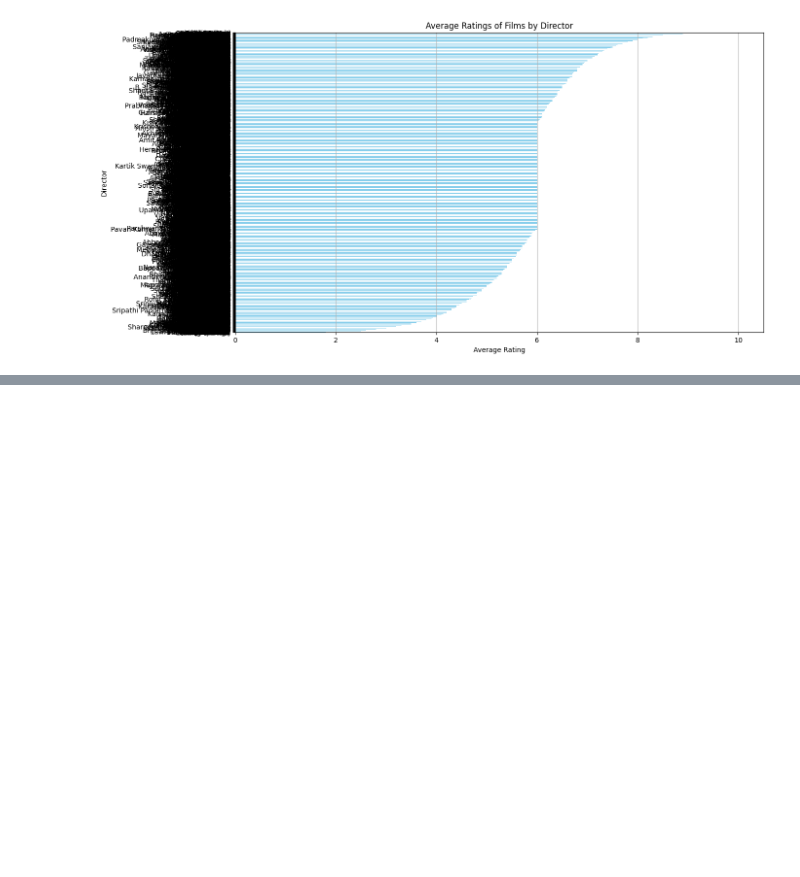
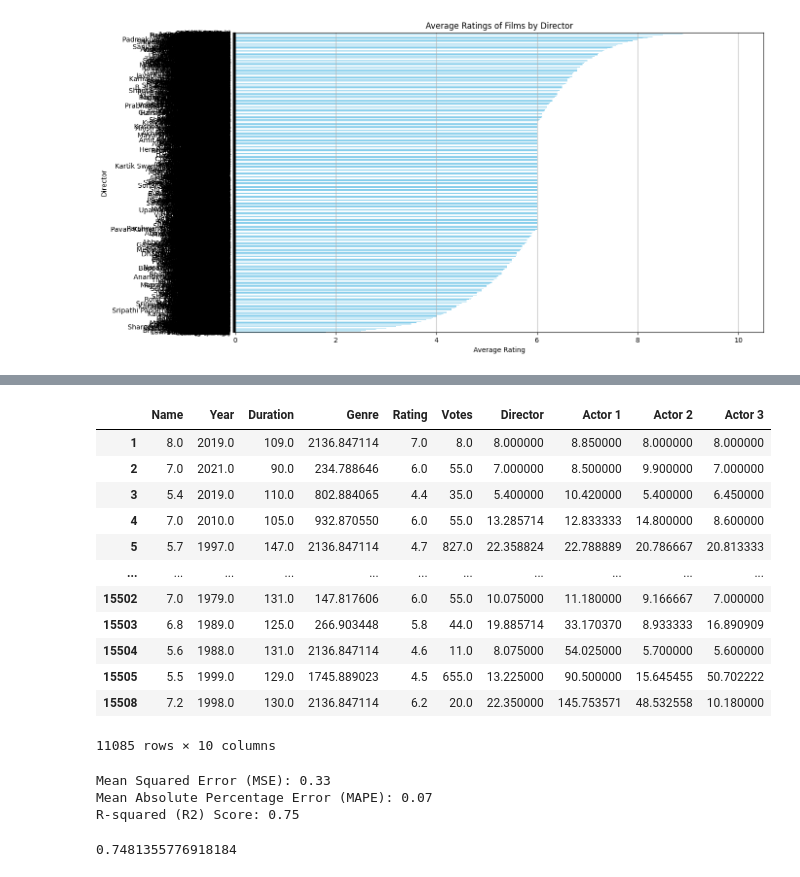
Before and after one commit to Ayoub-Elkhaiari/CODSOFT, a Jupyter notebook: Task 2/imbd.ipynb, the cells around one changed output, grey strips where cells are left out. Cells and saved outputs as stored; diff of their text form; code cells hidden in the pictures; blank space fills up the shorter version.

```diff
--- a/Task 2/imbd.ipynb
+++ b/Task 2/imbd.ipynb
@@ -250,0 +285,44 @@ plt.show()
+# %%
+df['Genre Mean'] = df.groupby('Genre')['Rating'].transform(lambda x: x.mean())
+df['Genre Count'] = df.groupby('Genre')['Rating'].transform('count')
+
+df['Director Mean'] = df.groupby('Director')['Rating'].transform(lambda x: x.mean())
+df['Director Count'] = df.groupby('Director')['Rating'].transform('count')
+
+df['Actor 1 Mean'] = df.groupby('Actor 1')['Rating'].transform(lambda x: x.mean())
+df['Actor 1 Count'] = df.groupby('Actor 1')['Rating'].transform('count')
+
+df['Actor 2 Mean'] = df.groupby('Actor 2')['Rating'].transform(lambda x: x.mean())
+df['Actor 2 Count'] = df.groupby('Actor 2')['Rating'].transform('count')
+
+df['Actor 3 Mean'] = df.groupby('Actor 3')['Rating'].transform(lambda x: x.mean())
+df['Actor 3 Count'] = df.groupby('Actor 3')['Rating'].transform('count')
+
+df['Name Mean'] = df.groupby('Name')['Rating'].transform(lambda x: x.mean())
+df['Name Count'] = df.groupby('Name')['Rating'].transform('count')
+# %%
+df['Name'] = df['Name Mean'] + df['Name Count']
+df['Actor 1'] = df['Actor 1 Mean'] + df['Actor 1 Count']
+df['Actor 2'] = df['Actor 2 Mean'] + df['Actor 2 Count']
+df['Actor 3'] = df['Actor 3 Mean'] + df['Actor 3 Count']
+df['Director'] = df['Director Mean'] + df['Director Count']
+df['Genre'] = df['Genre Mean'] + df['Genre Count']
+# %%
+df.drop(columns = ['Genre Mean', 'Genre Count', 'Director Mean', 'Director Count', 'Actor 1 Mean', 'Actor 1 Count',
+                   'Actor 2 Mean', 'Actor 2 Count', 'Actor 3 Mean', 'Actor 3 Count', 'Name Mean', 'Name Count'], inplace=True)
+# %%
+df
+# %% [output]
+|  | Name | Year | Duration | Genre | Rating | Votes | Director | Actor 1 | Actor 2 | Actor 3 |
+| 1 | 8.0 | 2019.0 | 109.0 | 2136.847114 | 7.0 | 8.0 | 8.000000 | 8.850000 | 8.000000 | 8.000000 |
+| 2 | 7.0 | 2021.0 | 90.0 | 234.788646 | 6.0 | 55.0 | 7.000000 | 8.500000 | 9.900000 | 7.000000 |
+| 3 | 5.4 | 2019.0 | 110.0 | 802.884065 | 4.4 | 35.0 | 5.400000 | 10.420000 | 5.400000 | 6.450000 |
+| 4 | 7.0 | 2010.0 | 105.0 | 932.870550 | 6.0 | 55.0 | 13.285714 | 12.833333 | 14.800000 | 8.600000 |
+| 5 | 5.7 | 1997.0 | 147.0 | 2136.847114 | 4.7 | 827.0 | 22.358824 | 22.788889 | 20.786667 | 20.813333 |
+| ... | ... | ... | ... | ... | ... | ... | ... | ... | ... | ... |
+| 15502 | 7.0 | 1979.0 | 131.0 | 147.817606 | 6.0 | 55.0 | 10.075000 | 11.180000 | 9.166667 | 7.000000 |
+| 15503 | 6.8 | 1989.0 | 125.0 | 266.903448 | 5.8 | 44.0 | 19.885714 | 33.170370 | 8.933333 | 16.890909 |
+| 15504 | 5.6 | 1988.0 | 131.0 | 2136.847114 | 4.6 | 11.0 | 8.075000 | 54.025000 | 5.700000 | 5.600000 |
+| 15505 | 5.5 | 1999.0 | 129.0 | 1745.889023 | 4.5 | 655.0 | 13.225000 | 90.500000 | 15.645455 | 50.702222 |
+| 15508 | 7.2 | 1998.0 | 130.0 | 2136.847114 | 6.2 | 20.0 | 22.350000 | 145.753571 | 48.532558 | 10.180000 |
+11085 rows × 10 columns
@@ -250,0 +343,17 @@ plt.show()
+# %%
+mse = mean_squared_error(y_test, y_pred)
+print(f"Mean Squared Error (MSE): {mse:.2f}")
+
+mape = mean_absolute_percentage_error(y_test, y_pred)
+print(f"Mean Absolute Percentage Error (MAPE): {mape:.2f}")
+
+r2 = r2_score(y_test, y_pred)
+print(f"R-squared (R2) Score: {r2:.2f}")
+# %% [output]
+Mean Squared Error (MSE): 0.33
+Mean Absolute Percentage Error (MAPE): 0.07
+R-squared (R2) Score: 0.75
+# %%
+model.score(X_test, y_test)
+# %% [output]
+0.7481355776918184
```
Also changed, not shown: parts of 11 cells of this notebook.
